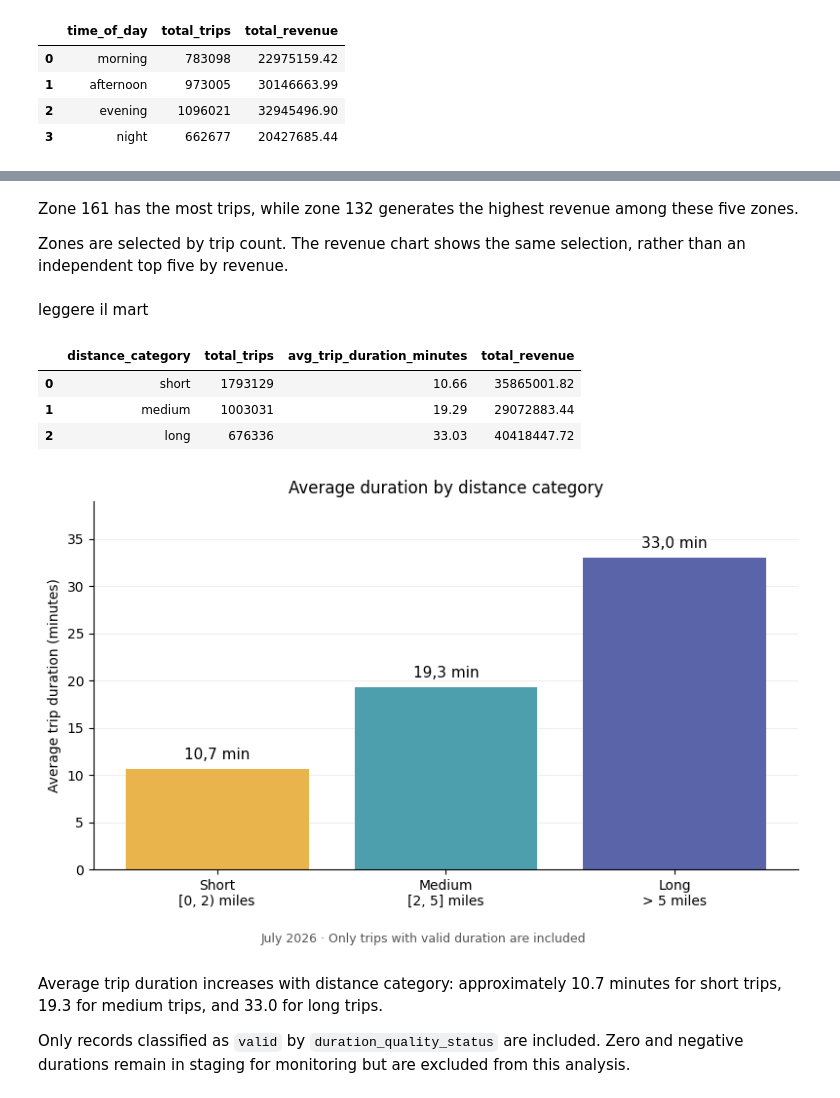
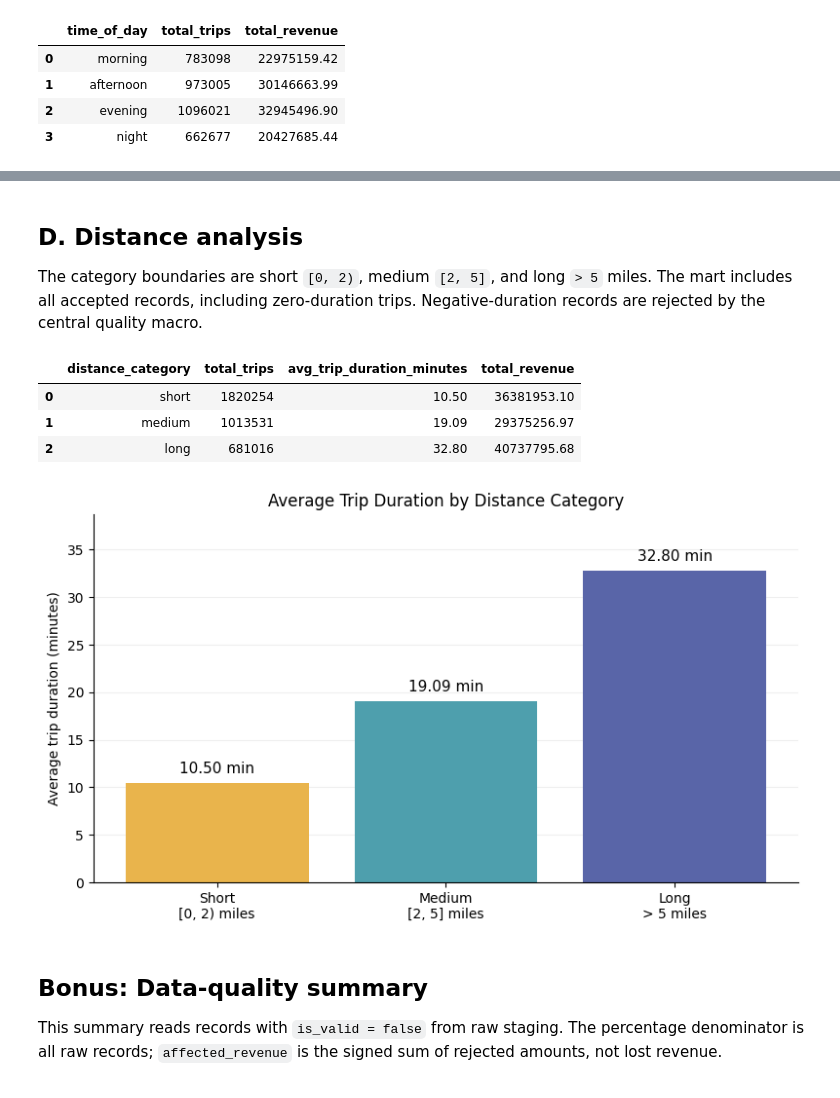
Before and after one commit to Homeyra-mhm/duckdb-dbt-challenge, a Jupyter notebook: notebooks/results_analysis.ipynb, the cells around one changed output, grey strips where cells are left out. Cells and saved outputs as stored; diff of their text form; code cells hidden in the pictures.

Commit message:
Taxi analytics pipeline with staging, marts, tests and visualizations v.2.0

```diff
--- a/notebooks/results_analysis.ipynb
+++ b/notebooks/results_analysis.ipynb
@@ -206,18 +224,11 @@ plt.show()
-# %% [markdown]
-Zone 161 has the most trips, while zone 132 generates the highest
-revenue among these five zones.
-
-Zones are selected by trip count. The revenue chart shows the
-same selection, rather than an independent top five by revenue.
-# %% [markdown]
-leggere il mart
+# %% [markdown]
+## D. Distance analysis
+
+The category boundaries are short `[0, 2)`, medium `[2, 5]`, and long `> 5` miles.
+The mart includes all accepted records, including zero-duration trips. Negative-duration records are rejected by the central quality macro.
 # %%
 distance_analysis = con.sql("""
-    select
-        distance_category,
-        total_trips,
-        avg_trip_duration_minutes,
-        total_revenue
+    select distance_category, total_trips, avg_trip_duration_minutes, total_revenue
     from mart_distance_analysis
     order by case distance_category
         when 'short' then 1
@@ -226,66 +237,47 @@ distance_analysis = con.sql("""
     end
 """).df()
 
-distance_analysis
+display(distance_analysis)
 # %% [output]
 |  | distance_category | total_trips | avg_trip_duration_minutes | total_revenue |
-| 0 | short | 1793129 | 10.66 | 35865001.82 |
-| 1 | medium | 1003031 | 19.29 | 29072883.44 |
-| 2 | long | 676336 | 33.03 | 40418447.72 |
+| 0 | short | 1820254 | 10.50 | 36381953.10 |
+| 1 | medium | 1013531 | 19.09 | 29375256.97 |
+| 2 | long | 681016 | 32.80 | 40737795.68 |
 # %%
-labels = ["Short\n[0, 2) miles", "Medium\n[2, 5] miles", "Long\n> 5 miles"]
-colors = ["#E9B44C", "#4E9FAD", "#5965A8"]
+distance_labels = ["Short\n[0, 2) miles", "Medium\n[2, 5] miles", "Long\n> 5 miles"]
+distance_colors = ["#E9B44C", "#4E9FAD", "#5965A8"]
 
 fig, ax = plt.subplots(figsize=(8, 5))
-
 bars = ax.bar(
-    labels,
+    distance_labels,
     distance_analysis["avg_trip_duration_minutes"],
-    color=colors,
+    color=distance_colors,
 )
-
 ax.bar_label(
     bars,
     labels=[
-        f"{value:.1f} min".replace(".", ",")
-        for value in distance_analysis["avg_trip_duration_minutes"]
+        f"{value:.2f} min" for value in distance_analysis["avg_trip_duration_minutes"]
     ],
     padding=5,
     fontsize=11,
 )
-
-ax.set_title("Average duration by distance category")
+ax.set_title("Average Trip Duration by Distance Category")
 ax.set_ylabel("Average trip duration (minutes)")
 ax.margins(y=0.18)
 ax.set_axisbelow(True)
 ax.grid(axis="y", alpha=0.2)
 ax.spines[["top", "right"]].set_visible(False)
 
-fig.text(
-    0.5,
-    0.02,
-    "July 2026 · Only trips with valid duration are included",
-    ha="center",
-    fontsize=9,
-    color="#555555",
+fig.tight_layout(rect=[0, 0.06, 1, 1])
+fig.savefig(
+    output_dir / "average_duration_by_distance.png", dpi=180, bbox_inches="tight"
 )
-
-fig.tight_layout(rect=[0, 0.06, 1, 1])
-
-fig.savefig(
-    output_dir / "average_duration_by_distance.png",
-    dpi=180,
-    bbox_inches="tight",
-)
-
 plt.show()
+plt.close(fig)
 # %% [output]
-[figure, old version]
+[figure, new version]
-# %% [markdown]
-Average trip duration increases with distance category:
-approximately 10.7 minutes for short trips, 19.3 for medium trips,
-and 33.0 for long trips.
-
-Only records classified as `valid` by `duration_quality_status`
-are included. Zero and negative durations remain in staging
-for monitoring but are excluded from this analysis.
+# %% [markdown]
+## Bonus: Data-quality summary
+
+This summary reads records with `is_valid = false` from raw staging.
+The percentage denominator is all raw records; `affected_revenue` is the signed sum of rejected amounts, not lost revenue.
```
Also changed, not shown: parts of 17 cells of this notebook, 23 other files.
